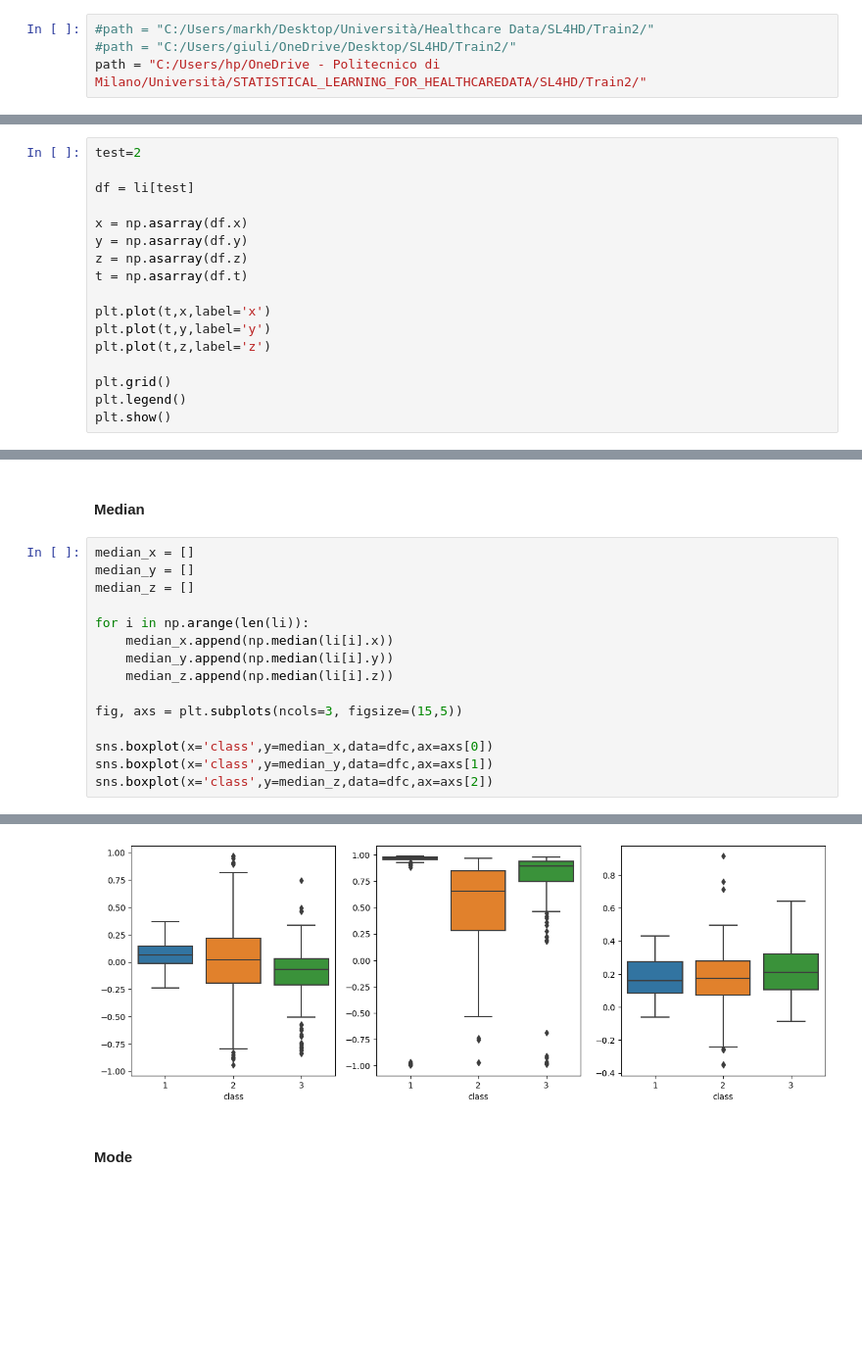
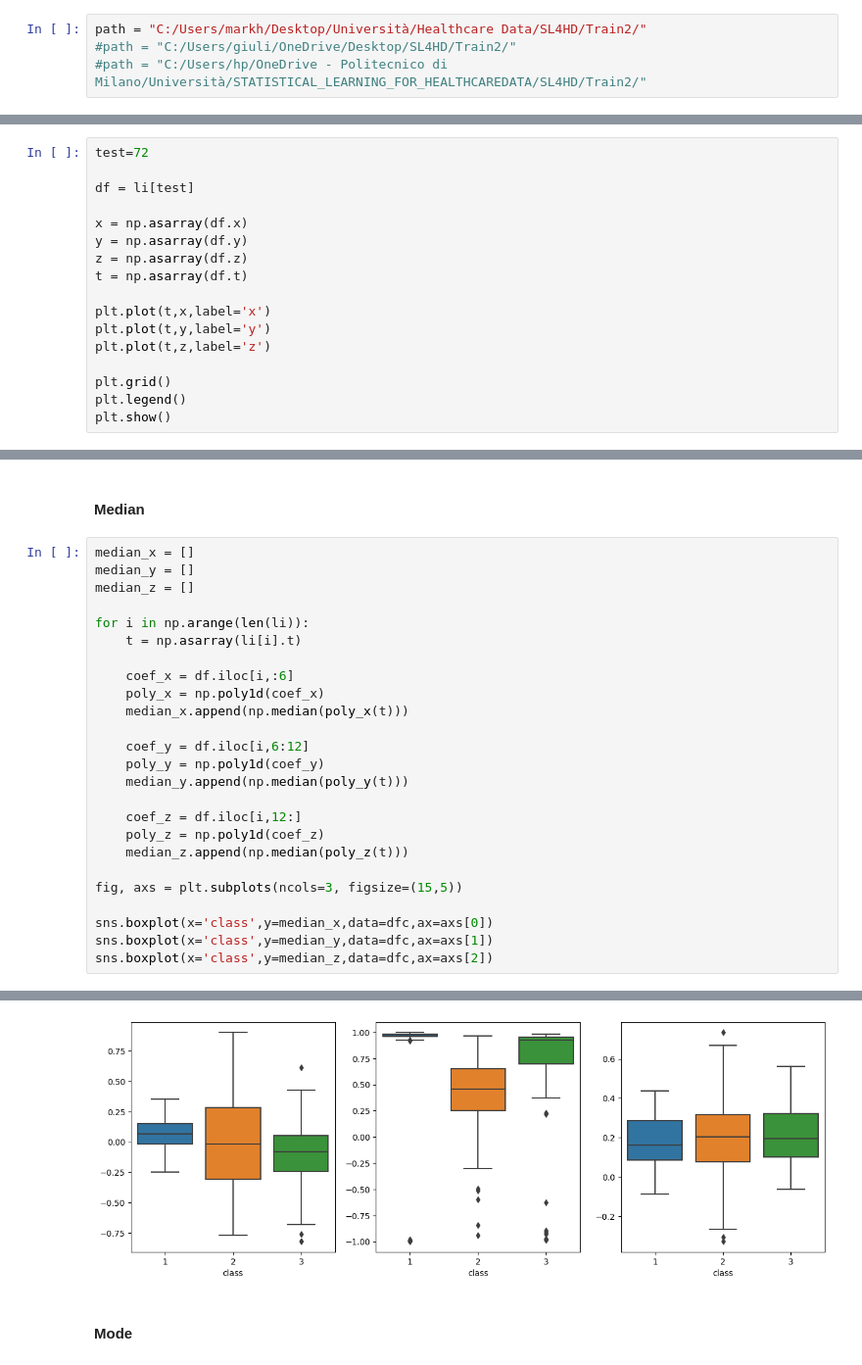
Before and after one commit to Vinavil334/SL4HD, a Jupyter notebook: The_Great_Giochini.ipynb, the cells around one changed output, grey strips where cells are left out. Shown at 98% size. Saved outputs shown, nothing was run; the diff lists cells and outputs as text; blank space fills up the shorter version.

```diff
--- a/The_Great_Giochini.ipynb
+++ b/The_Great_Giochini.ipynb
@@ -12,9 +12,9 @@ import seaborn as sns
 # %% [markdown]
 Path (select yours, comment others)
 # %%
-#path = "C:/Users/markh/Desktop/Università/Healthcare Data/SL4HD/Train2/"
+path = "C:/Users/markh/Desktop/Università/Healthcare Data/SL4HD/Train2/"
 #path = "C:/Users/giuli/OneDrive/Desktop/SL4HD/Train2/"
-path = "C:/Users/hp/OneDrive - Politecnico di Milano/Università/STATISTICAL_LEARNING_FOR_HEALTHCAREDATA/SL4HD/Train2/"
+#path = "C:/Users/hp/OneDrive - Politecnico di Milano/Università/STATISTICAL_LEARNING_FOR_HEALTHCAREDATA/SL4HD/Train2/"
 # %% [markdown]
 Create files list and dataframe
 # %%
@@ -30,7 +30,7 @@ for filename in all_files:
 # %% [markdown]
 Let's plot a single time series
 # %%
-test=2
+test=72
 
 df = li[test]
 
@@ -445,9 +448,19 @@ median_y = []
 median_z = []
 
 for i in np.arange(len(li)):
-    median_x.append(np.median(li[i].x))
-    median_y.append(np.median(li[i].y))
-    median_z.append(np.median(li[i].z))
+    t = np.asarray(li[i].t)
+
+    coef_x = df.iloc[i,:6]
+    poly_x = np.poly1d(coef_x)
+    median_x.append(np.median(poly_x(t)))
+
+    coef_y = df.iloc[i,6:12]
+    poly_y = np.poly1d(coef_y)
+    median_y.append(np.median(poly_y(t)))
+
+    coef_z = df.iloc[i,12:]
+    poly_z = np.poly1d(coef_z)
+    median_z.append(np.median(poly_z(t)))
 
 fig, axs = plt.subplots(ncols=3, figsize=(15,5))
 
@@ -459,4 +472,4 @@ sns.boxplot(x='class',y=median_z,data=dfc,ax=axs[2])
-[figure, old version]
+[figure, new version]
 # %% [markdown]
 #### Mode
 # %%
```
Also changed, not shown: parts of 22 cells of this notebook, 4 other files.
